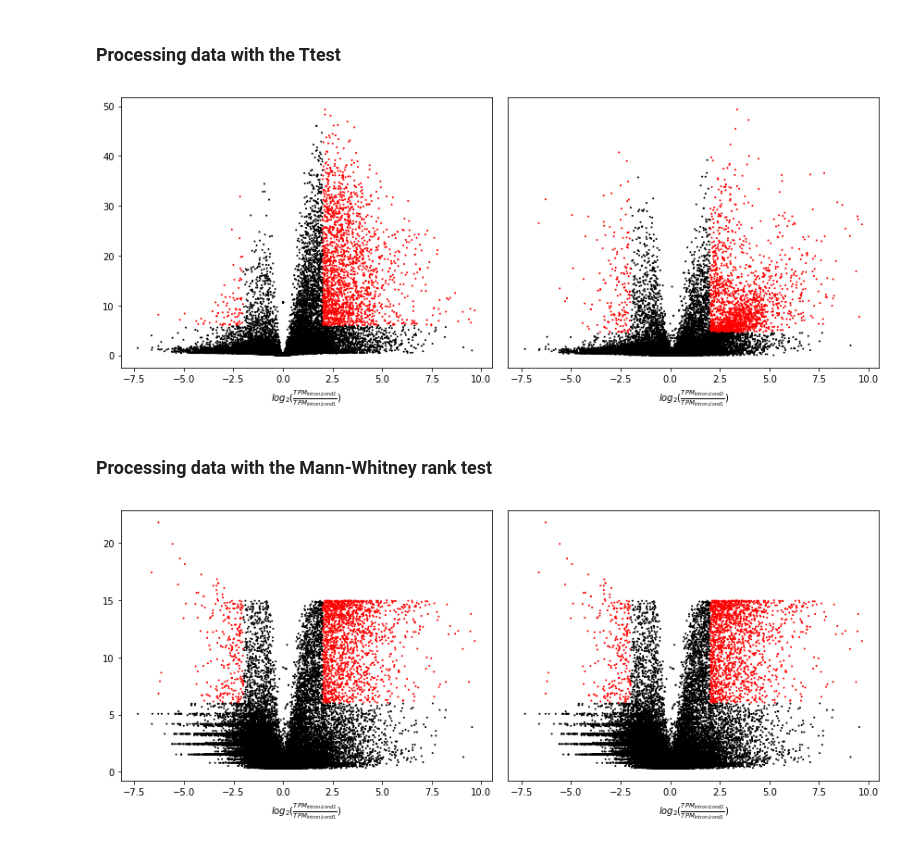
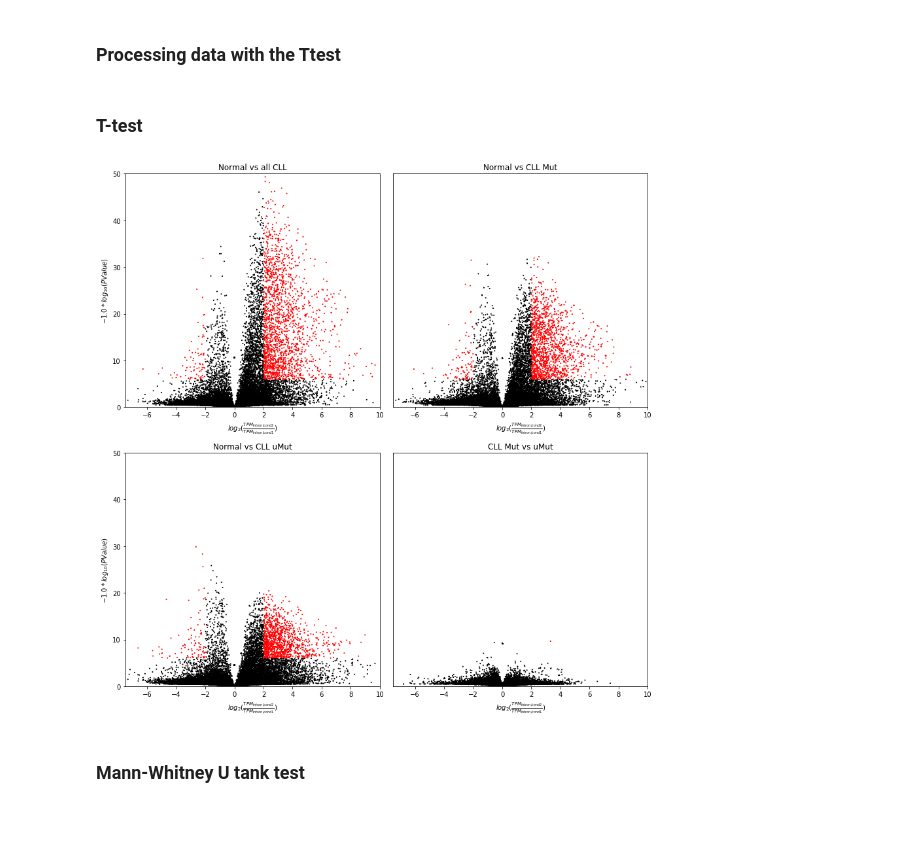
Before and after one commit to r78v10a07/diffexpIR-notebook, a Jupyter notebook: docs/CLL EGAR Data.ipynb, the cells around one changed output. Saved outputs shown, nothing was run; the diff lists cells and outputs as text; code cells hidden in the pictures; blank space fills up the shorter version.

```diff
--- a/docs/CLL EGAR Data.ipynb
+++ b/docs/CLL EGAR Data.ipynb
@@ -206,6 +213,6 @@ def extract_data(ctrl_dir, ctl_samples, treat_dir, treat_samples):
 # %%
 os.chdir(os.environ['RESULTS'] + '/' + os.environ['DATADIR'] + '/STAR_hg19_Human_TPM')
-samples = {'ctrl' : [], 'cll':[]}
+samples = {'ctrl' : [], 'cll':[], 'mut':[], 'unm': []}
 files = [name for root, dirs, files in os.walk('./') for name in files if name.endswith("_genes.ent")]
 for f in files:
     n = f.split('_')[0]
@@ -214,6 +221,10 @@ for f in files:
         samples['ctrl'].append(f)
     else:
         samples['cll'].append(f)
+        if row.values[0][1] == 'MUT':
+            samples['mut'].append(f)
+        elif row.values[0][1] == 'UNM':
+            samples['unm'].append(f)
 # %% [markdown]
 ### Creating a pickle file to store the Python objects used by the DiffExpIR algorithm
 # %%
@@ -371,26 +379,3 @@ def print_process_plot(samples, r, p, filename):
     return count
 # %% [markdown]
 ### Processing data with the Ttest
-# %%
-plt.figure(figsize=(12, 5))
-gs = gridspec.GridSpec(1, 2)
-
-plt.subplot(gs[0])
-s_data_ttest = process_sample(s_data_ttest, 'ttest')
-count = print_process_plot(s_data_ttest, -1.0, 1E-6, 'diff_exp_intron_retained_ttest.txt')
-x_intron, y_intron, c_intron = process_plot(s_data_ttest, -1.0, 1E-6)
-plt.xlabel(r'$log_{2}(\frac{TPM_{Intron/cond2}}{TPM_{Intron/cond1}})$')
-plt.scatter(x_intron, y_intron, s=1, c=c_intron)
-
-plt.subplot(gs[1])
-s_data_ttest_log = process_sample(s_data_ttest_log, 'ttest', True)
-count = print_process_plot(s_data_ttest_log, -1.0, 1E-6, 'diff_exp_intron_retained_ttest_log10.txt')
-x_intron, y_intron, c_intron = process_plot(s_data_ttest_log, -1.0, 1E-6)
-plt.yticks([])
-plt.xlabel(r'$log_{2}(\frac{TPM_{Intron/cond2}}{TPM_{Intron/cond1}})$')
-plt.scatter(x_intron, y_intron, s=1, c=c_intron)
-
-plt.tight_layout()
-plt.show()
-# %% [output]
-[figure, removed]
@@ -397,25 +433,12 @@ plt.show()
+# %% [markdown]
+### T-test
+# %%
+s = [{'data': sample_data, 'title': 'Normal vs all CLL', 'outfile':'diff_exp_intron_retained_ttest.txt'},
+     {'data': samples_data_1, 'title': 'Normal vs CLL Mut', 'outfile':'diff_exp_intron_retained_ttest_nbc_mut.txt'},
+     {'data': samples_data_2, 'title': 'Normal vs CLL uMut', 'outfile':'diff_exp_intron_retained_ttest_nbc_unm.txt'},
+     {'data': samples_data_3, 'title': 'CLL Mut vs uMut', 'outfile':'diff_exp_intron_retained_ttest_mut_unm.txt'}]
+perform_calculation(s, 'ttest', -1.0, 1E-6, [-7.5, 10.0, 0, 50])
+# %% [output]
+[figure, added]
 # %% [markdown]
-### Processing data with the Mann-Whitney rank test
+### Mann-Whitney U tank test
-# %%
-plt.figure(figsize=(12, 5))
-gs = gridspec.GridSpec(1, 2)
-
-plt.subplot(gs[0])
-s_data_mannwhitneyu = process_sample(s_data_mannwhitneyu, 'mannwhitneyu')
-count = print_process_plot(s_data_mannwhitneyu, -1.0, 1E-6, 'diff_exp_intron_retained_mannwhitneyu.txt')
-x_intron, y_intron, c_intron = process_plot(s_data_mannwhitneyu, -1.0, 1E-6)
-plt.xlabel(r'$log_{2}(\frac{TPM_{Intron/cond2}}{TPM_{Intron/cond1}})$')
-plt.scatter(x_intron, y_intron, s=1, c=c_intron)
-
-plt.subplot(gs[1])
-s_data_mannwhitneyu_log = process_sample(s_data_mannwhitneyu_log, 'mannwhitneyu', True)
-count = print_process_plot(s_data_mannwhitneyu_log, -1.0, 1E-6, 'diff_exp_intron_retained_mannwhitneyu_log10.txt')
-x_intron, y_intron, c_intron = process_plot(s_data_mannwhitneyu_log, -1.0, 1E-6)
-plt.yticks([])
-plt.xlabel(r'$log_{2}(\frac{TPM_{Intron/cond2}}{TPM_{Intron/cond1}})$')
-plt.scatter(x_intron, y_intron, s=1, c=c_intron)
-
-plt.tight_layout()
-plt.show()
-# %% [output]
-[figure, removed]
```
Also changed, not shown: parts of 13 cells of this notebook, 2 other files.
